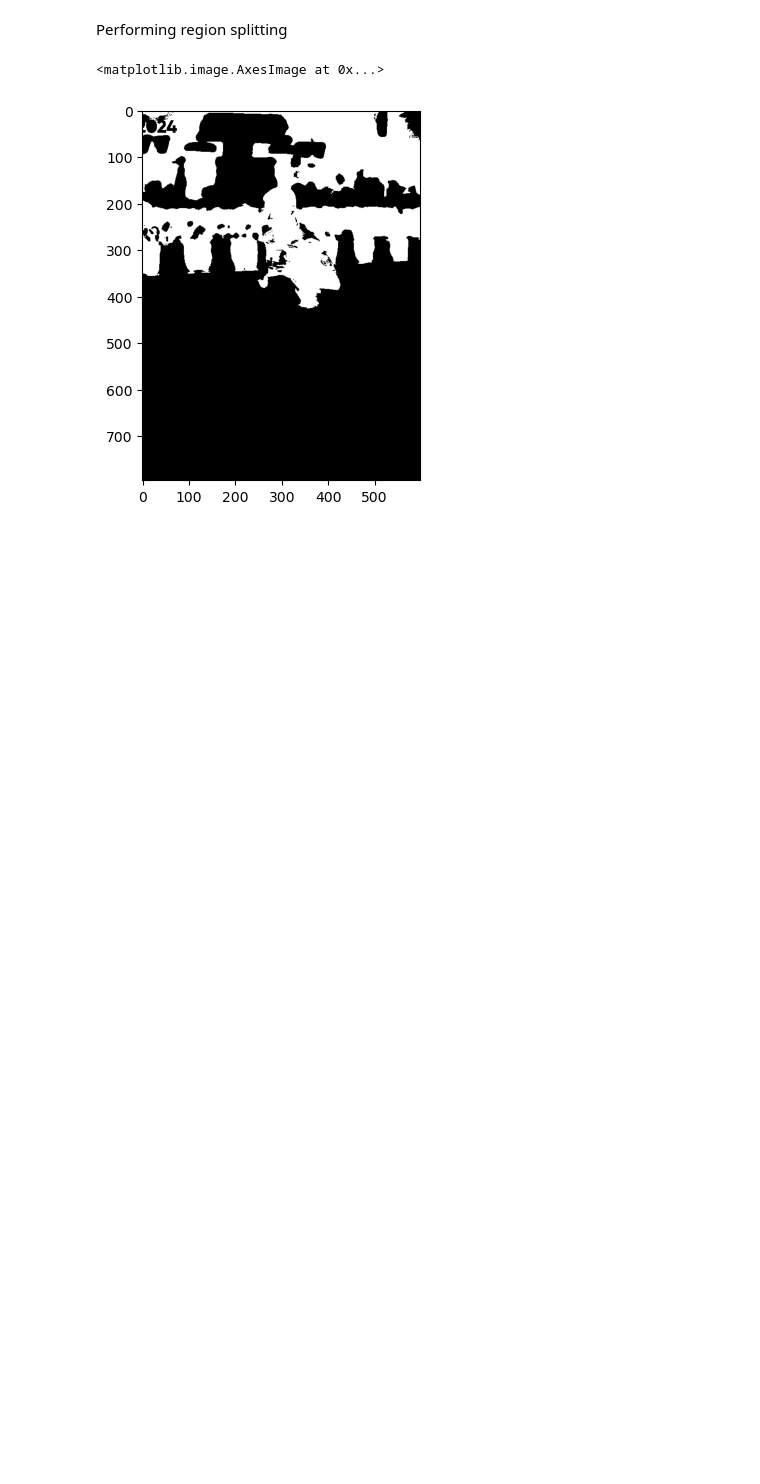
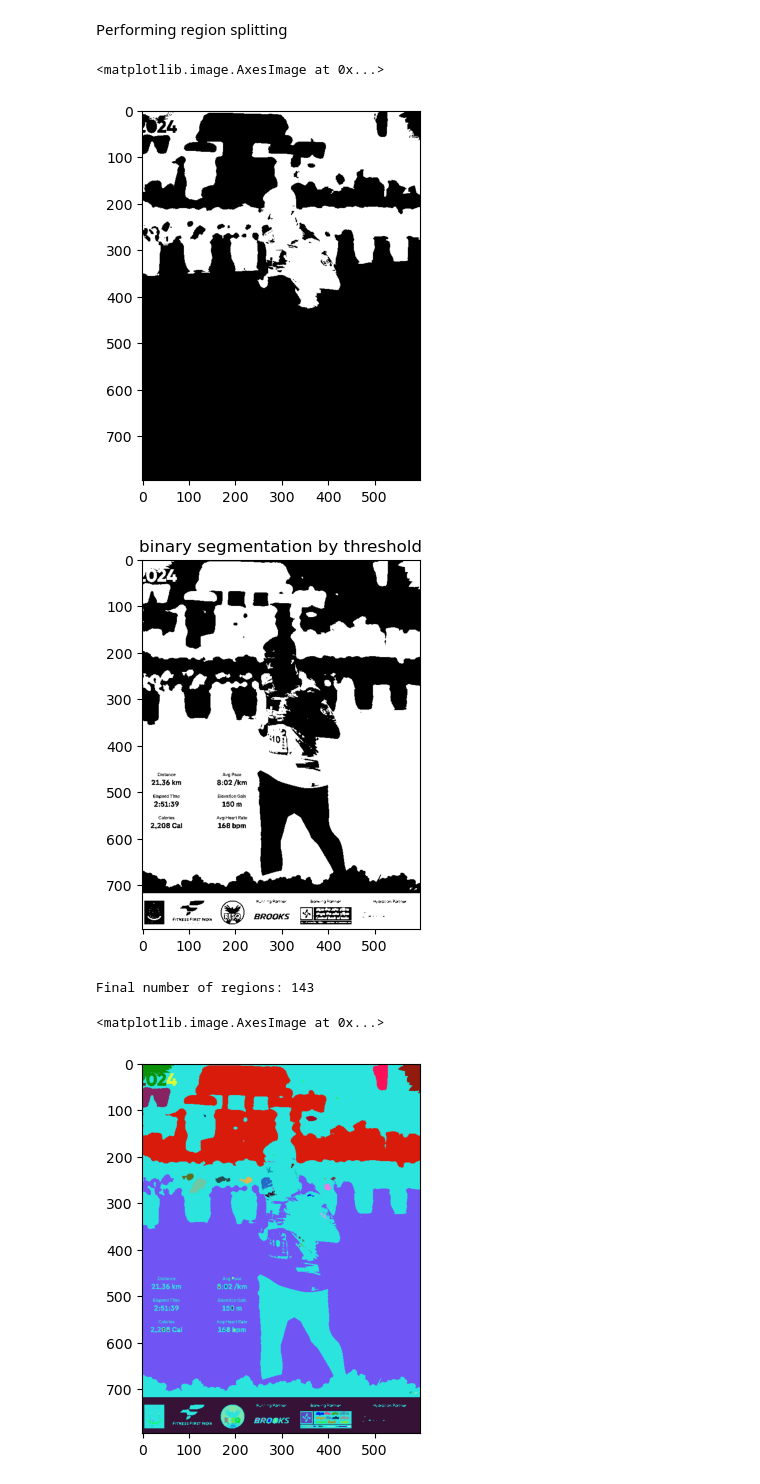
Before and after one commit to ShreyashDhoot/IPPR_coursework, a Jupyter notebook: experiment_5/experiment_5.ipynb, the cells around one changed output. Cells and saved outputs as stored; diff of their text form; code cells hidden in the pictures; blank space fills up the shorter version.

```diff
--- a/experiment_5/experiment_5.ipynb
+++ b/experiment_5/experiment_5.ipynb
@@ -53,3 +53,74 @@ plt.imshow(segmented,cmap='gray')
 # %% [output]
 <matplotlib.image.AxesImage at 0x...>
 [figure]
+# %%
+# converts image into binary scale via a thrshold to seperate connecte regions
+_,binary=cv2.threshold(image,127,255,cv2.THRESH_BINARY)
+# assigns labels / id to connected regions
+num_labels,labels=cv2.connectedComponents(binary)
+plt.title("binary segmentation by threshold")
+plt.imshow(binary,cmap='gray')
+plt.show()
+
+#calculating the mean of regions
+region_mean={}
+for label in range(num_labels):
+    pixels=image[labels==label]
+    if len(pixels) > 0:
+        region_mean[label]=np.mean(pixels)
+
+h,w =labels.shape
+neighbors={i:set() for i in range(num_labels)}
+for i in range(h):
+    for j in range(w):
+        current = labels[i, j]
+
+        # check right and down neighbors (avoid duplicates)
+        for dx, dy in [(1, 0), (0, 1)]:
+            ni, nj = i + dx, j + dy
+            if ni < h and nj < w:
+                neighbor = labels[ni, nj]
+                if neighbor != current:
+                    neighbors[current].add(neighbor)
+                    neighbors[neighbor].add(current)
+
+parent = list(range(num_labels))
+
+def find(x):
+    if parent[x] != x:
+        parent[x] = find(parent[x])
+    return parent[x]
+
+def union(a, b):
+    pa, pb = find(a), find(b)
+    if pa != pb:
+        parent[pb] = pa
+
+threshold = 10
+
+for r in range(num_labels):
+    for n in neighbors[r]:
+        if abs(region_mean[r] - region_mean[n]) <= threshold:
+            union(r, n)
+
+new_labels = np.zeros_like(labels)
+
+for i in range(h):
+    for j in range(w):
+        new_labels[i, j] = find(labels[i, j])
+
+print("Final number of regions:", len(set(parent)))
+
+# Assign random colors
+colors = np.random.randint(0, 255, (num_labels, 3), dtype=np.uint8)
+
+colored = colors[new_labels]
+
+plt.imshow( image , cmap="gray")
+plt.imshow( binary , cmap="gray")
+plt.imshow(colored, cmap="gray")
+# %% [output]
+[figure, added]
+Final number of regions: 143
+<matplotlib.image.AxesImage at 0x...>
+[figure, added]
```
